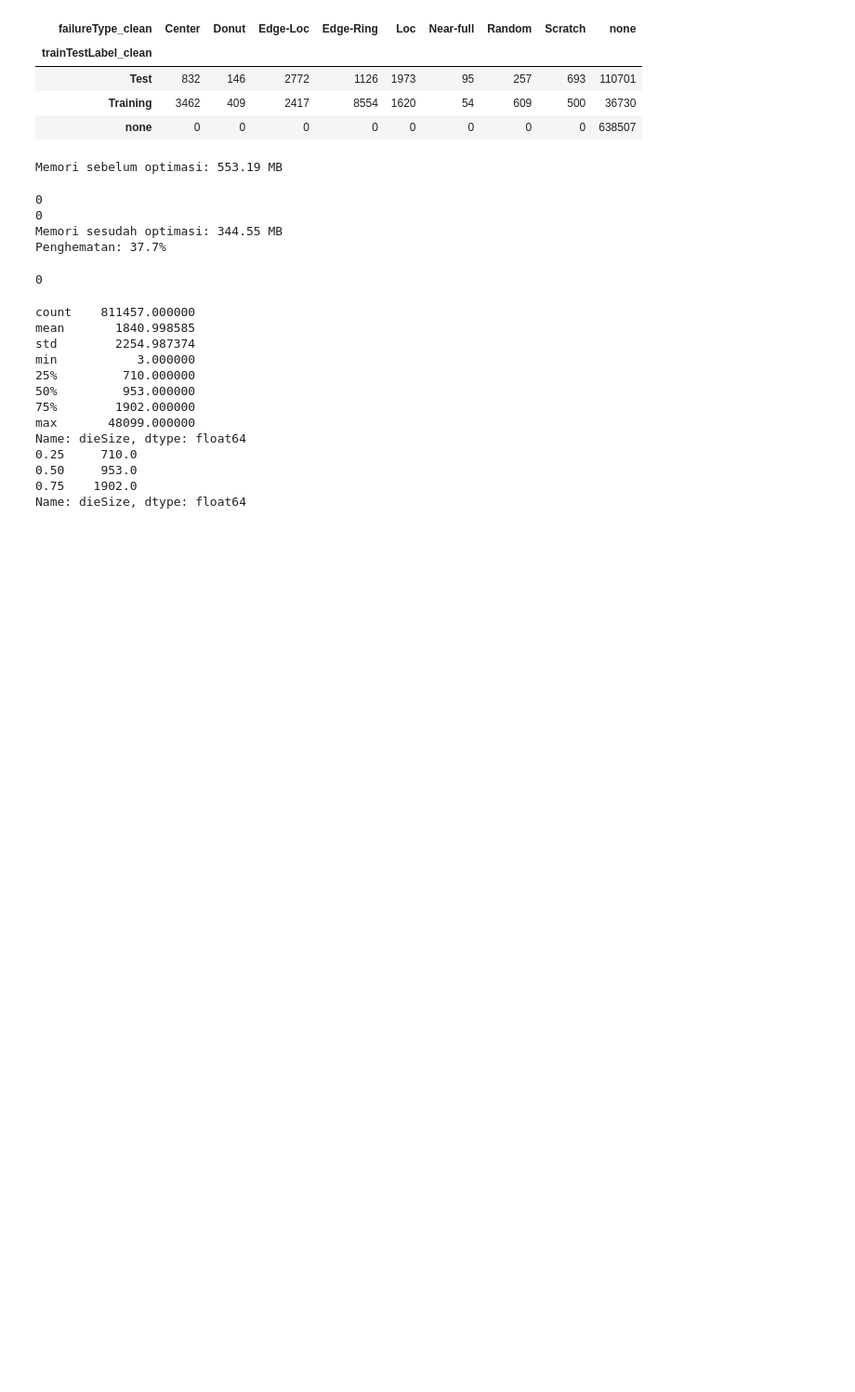
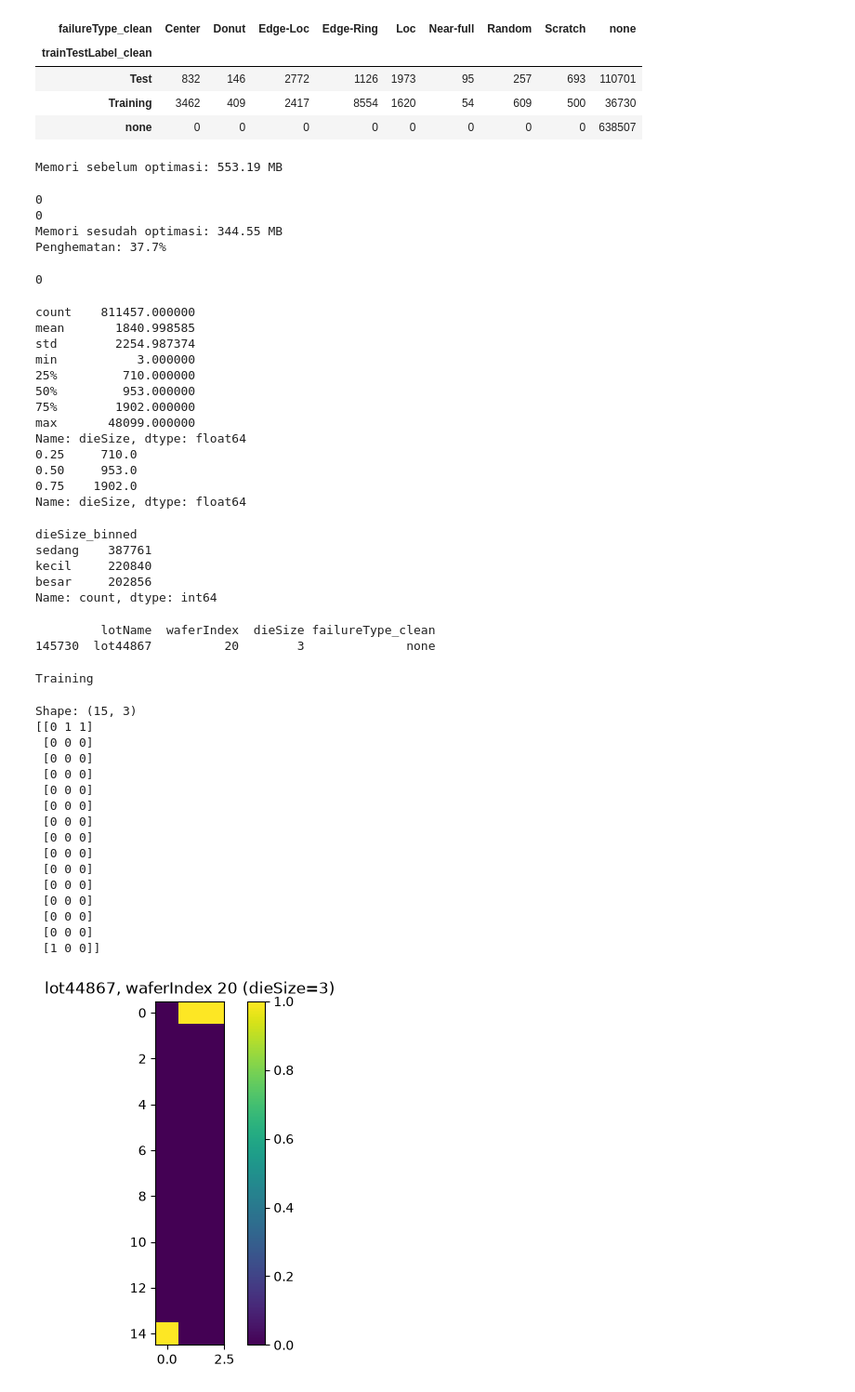
Before and after one commit to AfiefMiko/wafer-map-eda-python, a Jupyter notebook: notebooks/02_cleaning_features.ipynb, the cells around one changed output. Shown at 93% size. Cells and saved outputs as stored; diff of their text form; code cells hidden in the pictures; blank space fills up the shorter version.

```diff
--- a/notebooks/02_cleaning_features.ipynb
+++ b/notebooks/02_cleaning_features.ipynb
@@ -4,7 +4,7 @@ import pickle # menggunakan pickle untuk load data
 import sys # menggunakan sys untuk mengatasi error pada versi pandas terbaru
 import pandas as pd
 import numpy as np
-df_sample= pd.read_pickle('../data/wm811k_sample_v2_stratified.pkl')
+df= pd.read_pickle('../data/wm811k_v2.pkl')
 print("Library dan data yang dibutuhkan sudah diimport")
 # %% [output]
 Library dan data yang dibutuhkan sudah diimport
@@ -64,19 +67,19 @@ def optimize_categorical_columns(df, columns):
         df[col] = df[col].astype('category')
     return df
 
-df_sample = optimize_categorical_columns(df_sample, kolom_kategorikal)
+df = optimize_categorical_columns(df, kolom_kategorikal)
 
 # kita akan downcast kolom numerik agar lebih hemat memori
 # kita cek apakah kolom dieSize dan waferIndex sudah integer
-print((df_sample['dieSize'] % 1 != 0).sum())      # harus 0
-print((df_sample['waferIndex'] % 1 != 0).sum())   # harus 0
+print((df['dieSize'] % 1 != 0).sum())      # harus 0
+print((df['waferIndex'] % 1 != 0).sum())   # harus 0
 
 # mari kita downcast kolom dieSize dan waferIndex menjadi integer
-df_sample['dieSize'] = pd.to_numeric(df_sample['dieSize'], downcast='integer')
-df_sample['waferIndex'] = pd.to_numeric(df_sample['waferIndex'], downcast='integer')
+df['dieSize'] = pd.to_numeric(df['dieSize'], downcast='integer')
+df['waferIndex'] = pd.to_numeric(df['waferIndex'], downcast='integer')
 
 # kita cek apakah sudah teroptimasi dengan baik
-memori_sesudah = df_sample.memory_usage(deep=True).sum() / 1e6
+memori_sesudah = df.memory_usage(deep=True).sum() / 1e6
 print(f"Memori sesudah optimasi: {memori_sesudah:.2f} MB")
 print(f"Penghematan: {(1 - memori_sesudah/memori_sebelum)*100:.1f}%")
 # %% [output]
@@ -100,10 +103,10 @@ kode_singkat = {
 }
 # kita akan membuat kolom baru 'stratify_key_short' yang berisi kode singkat dari 'stratify_key'
 # dengan apply() dan lambda function akan mengubah setiap value pada kolom 'stratify_key' menjadi kode singkat sesuai dengan dictionary kode_singkat
-df_sample['stratify_key_short'] = df_sample['stratify_key'].apply(lambda x: kode_singkat[x])
+df['stratify_key_short'] = df['stratify_key'].apply(lambda x: kode_singkat[x])
 
 # mari kita cek apakah ada nilai null pada kolom 'stratify_key_short'
-print(df_sample['stratify_key_short'].isnull().sum())  # harus 0
+print(df['stratify_key_short'].isnull().sum())  # harus 0
 # %% [output]
 0
 # %%
@@ -124,3 +127,55 @@ Name: dieSize, dtype: float64
 0.50     953.0
 0.75    1902.0
 Name: dieSize, dtype: float64
+# %%
+# berdasarkan quantile, kita akan membuat binning pada kolom dieSize menjadi 3 kategori: kecil, sedang, besar
+bins = [0, 710, 1902, np.inf]
+labels = ['kecil', 'sedang', 'besar']
+df['dieSize_binned'] = pd.cut(df['dieSize'], bins=bins, labels=labels)
+
+print(df['dieSize_binned'].value_counts())
+# %% [output]
+dieSize_binned
+sedang    387761
+kecil     220840
+besar     202856
+Name: count, dtype: int64
+# %%
+# kita cek anomali pada dieSize, apakah ada nilai yang tidak masuk dalam binning
+print(df[df['dieSize'] < 10][['lotName', 'waferIndex', 'dieSize', 'failureType_clean']])
+# %% [output]
+         lotName  waferIndex  dieSize failureType_clean
+145730  lot44867          20        3              none
+# %%
+# mari kita cek status review 145730
+print(df.loc[145730, 'trainTestLabel_clean'])
+# %% [output]
+Training
+# %%
+wafer_aneh = df.loc[145730, 'waferMap']
+print(f"Shape: {wafer_aneh.shape}")
+print(wafer_aneh)
+
+import matplotlib.pyplot as plt
+plt.imshow(wafer_aneh)
+plt.title("lot44867, waferIndex 20 (dieSize=3)")
+plt.colorbar()
+plt.show()
+# %% [output]
+Shape: (15, 3)
+[[0 1 1]
+ [0 0 0]
+ [0 0 0]
+ [0 0 0]
+ [0 0 0]
+ [0 0 0]
+ [0 0 0]
+ [0 0 0]
+ [0 0 0]
+ [0 0 0]
+ [0 0 0]
+ [0 0 0]
+ [0 0 0]
+ [0 0 0]
+ [1 0 0]]
+[figure, added]
```
Also changed, not shown: parts of 29 cells of this notebook.
